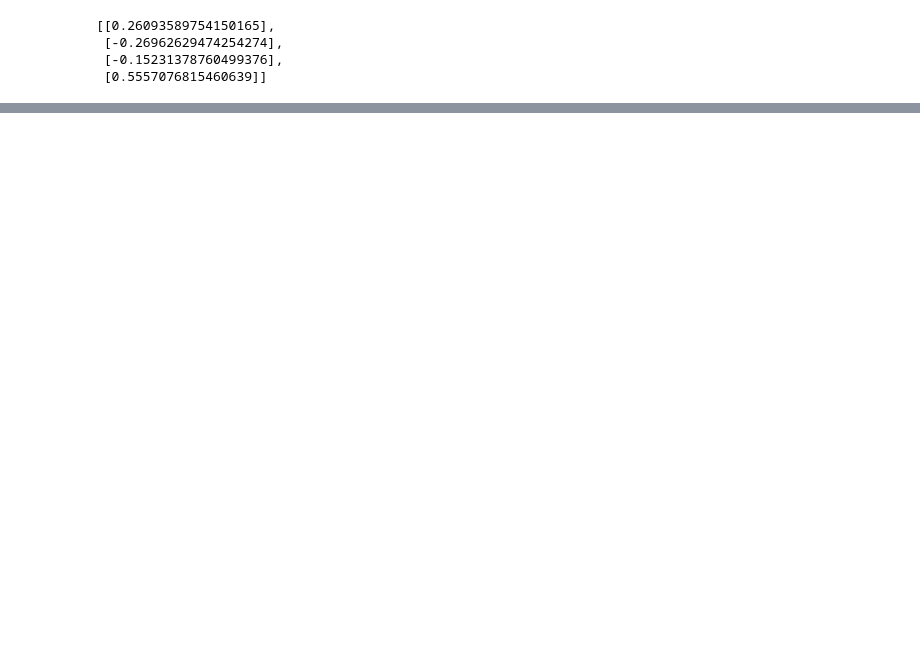
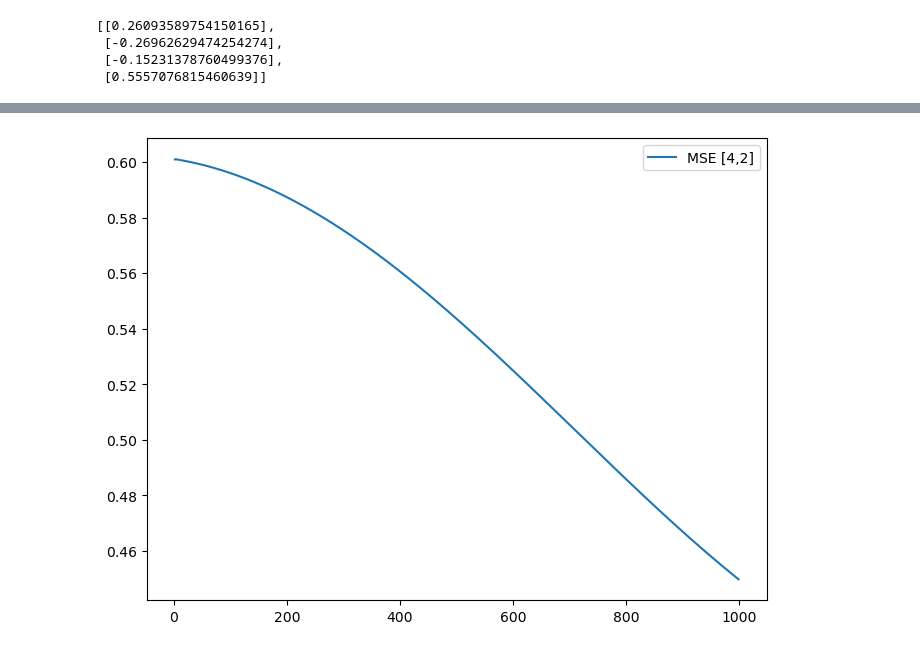
Before and after one commit to catauggie/PurePython, a Jupyter notebook: Многослойный перцептрон на чистом Python.ipynb, the cells around one changed output, grey strips where cells are left out. Cells and saved outputs as stored; diff of their text form; code cells hidden in the pictures; blank space fills up the shorter version.

```diff
--- a/Многослойный перцептрон на чистом Python.ipynb
+++ b/Многослойный перцептрон на чистом Python.ipynb
@@ -746,0 +957,9 @@ plt.show()
+# %%
+def MSE(NN_discrepansy):
+    loss_list = []
+    for loss in range(len(NN_discrepansy)):
+        loss_epoch = 0.5*sum([(NN_discrepansy[loss][i][0])**2 for i in range(len(NN_discrepansy[loss]))])
+        loss_list.append(loss_epoch)
+    return loss_list
+# %%
+loss_new_MSE = MSE(NN_discrepansy)
@@ -746,0 +970,8 @@ plt.show()
+# %%
+plt.figure(figsize=(8,6))
+plt.plot(range(2, len(loss_new_MSE)-1), loss_list[2:len(loss_new_MSE)], label=f'MSE [4,2]')
+#plt.plot(range(2, len(loss_list)), loss_list[2:len(loss_list)], label=f'MSE {n_hidden}')
+plt.legend()
+plt.show()
+# %% [output]
+[figure, added]
```
Also changed, not shown: parts of 97 cells of this notebook.
